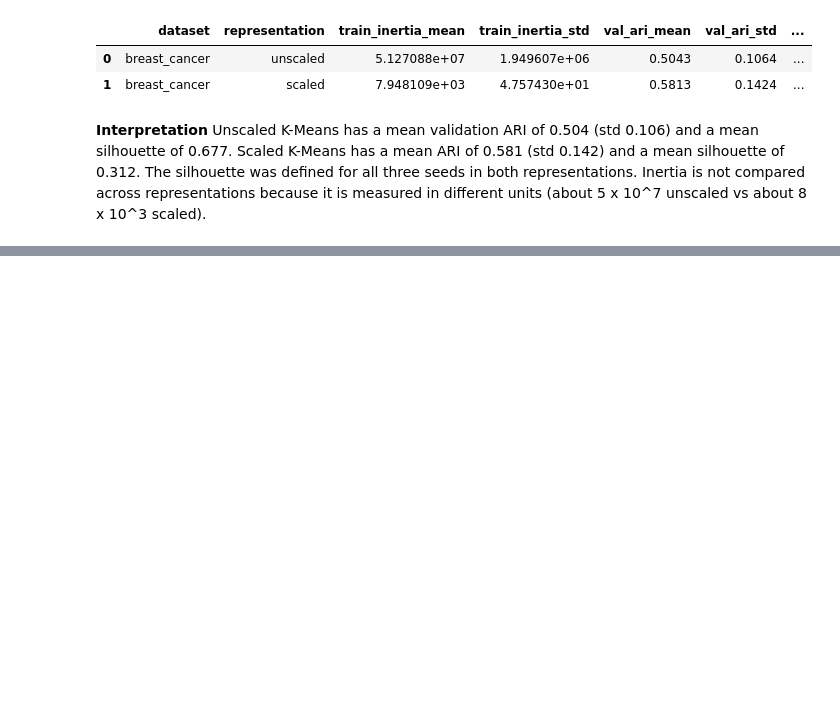
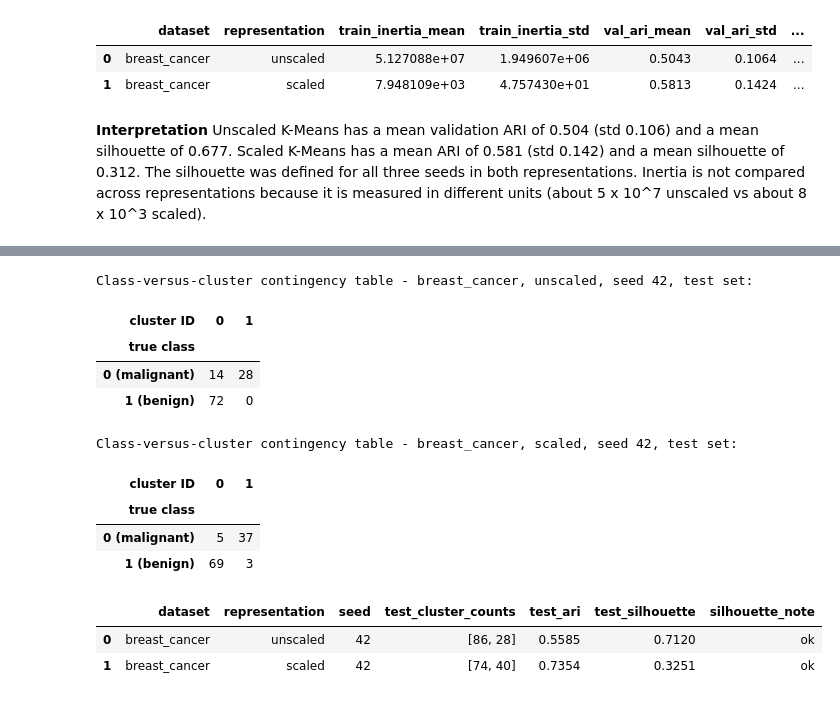
Before and after one commit to selenasurucu/machine-learning-midterm, a Jupyter notebook: breast_cancer.ipynb, the cells around one changed output, grey strips where cells are left out. Drawn from its saved outputs; the diff is of its cells as text; code cells hidden in the pictures; blank space fills up the shorter version.

```diff
--- a/breast_cancer.ipynb
+++ b/breast_cancer.ipynb
@@ -606,0 +610,32 @@ Across-seed summary (one row per representation). Raw inertia is NOT comparable
+# %%
+km_test_rows = []
+for rep in utils.REPRESENTATIONS:
+    Xt = test_reps[rep]
+    clusters = kmeans_42[rep].predict(Xt)
+    sil, note = utils.safe_silhouette(Xt, clusters)
+    counts = np.bincount(clusters, minlength=N_CLUSTERS).tolist()
+    km_test_rows.append({"dataset": DATASET, "representation": rep, "seed": 42,
+                         "test_cluster_counts": str(counts),
+                         "test_ari": utils.adjusted_rand_score(y_test, clusters),
+                         "test_silhouette": sil, "silhouette_note": note})
+    table = pd.crosstab(pd.Series(y_test.map(lambda c: f"{c} ({class_names[c]})").values, name="true class"),
+                        pd.Series(clusters, name="cluster ID"))
+    print(f"\nClass-versus-cluster contingency table - {DATASET}, {rep}, seed 42, test set:")
+    display(table)
+
+km_test = pd.DataFrame(km_test_rows)
+display(km_test.round(4))
+# %% [output]
+Class-versus-cluster contingency table - breast_cancer, unscaled, seed 42, test set:
+| cluster ID | 0 | 1 |
+| true class |  |  |
+| 0 (malignant) | 14 | 28 |
+| 1 (benign) | 72 | 0 |
+Class-versus-cluster contingency table - breast_cancer, scaled, seed 42, test set:
+| cluster ID | 0 | 1 |
+| true class |  |  |
+| 0 (malignant) | 5 | 37 |
+| 1 (benign) | 69 | 3 |
+|  | dataset | representation | seed | test_cluster_counts | test_ari | test_silhouette | silhouette_note |
+| 0 | breast_cancer | unscaled | 42 | [86, 28] | 0.5585 | 0.7120 | ok |
+| 1 | breast_cancer | scaled | 42 | [74, 40] | 0.7354 | 0.3251 | ok |
```
Also changed, not shown: parts of 4 cells of this notebook, 3 other files.
